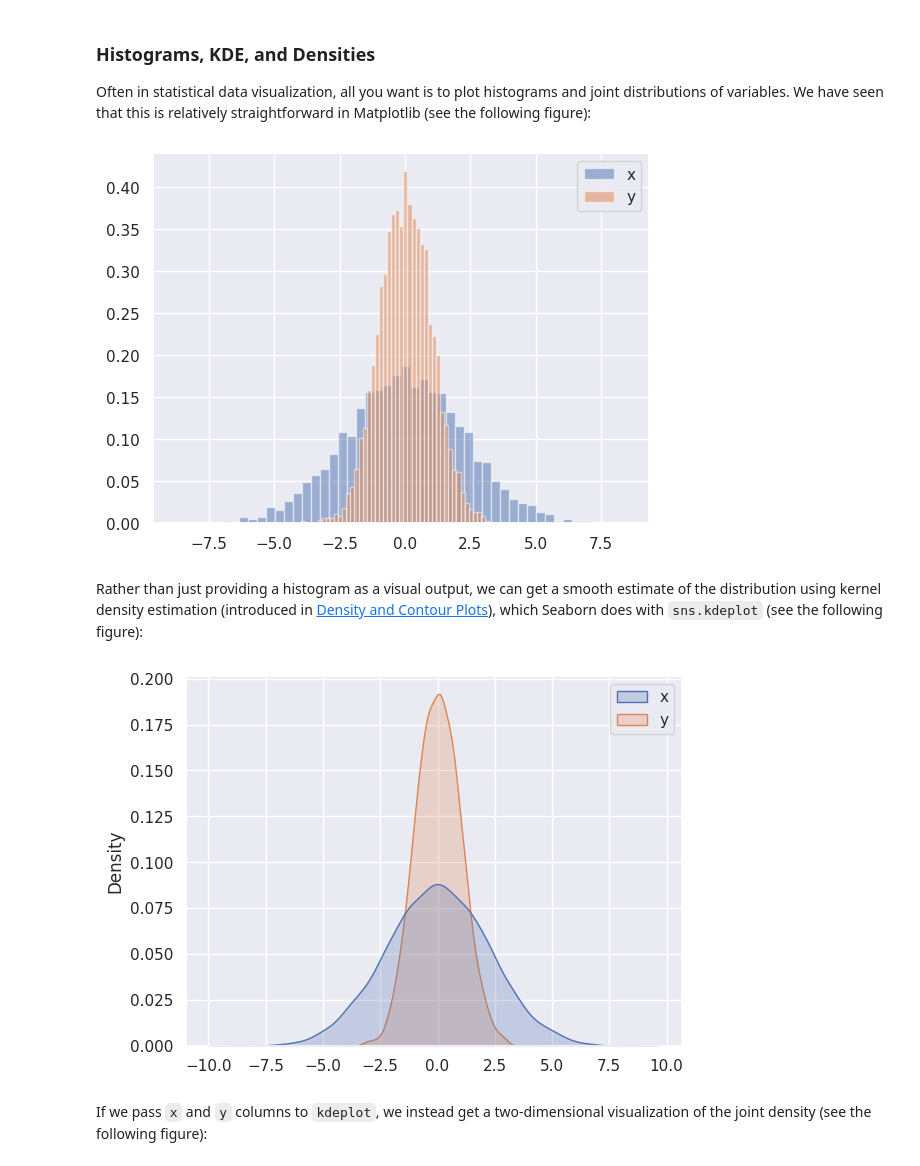
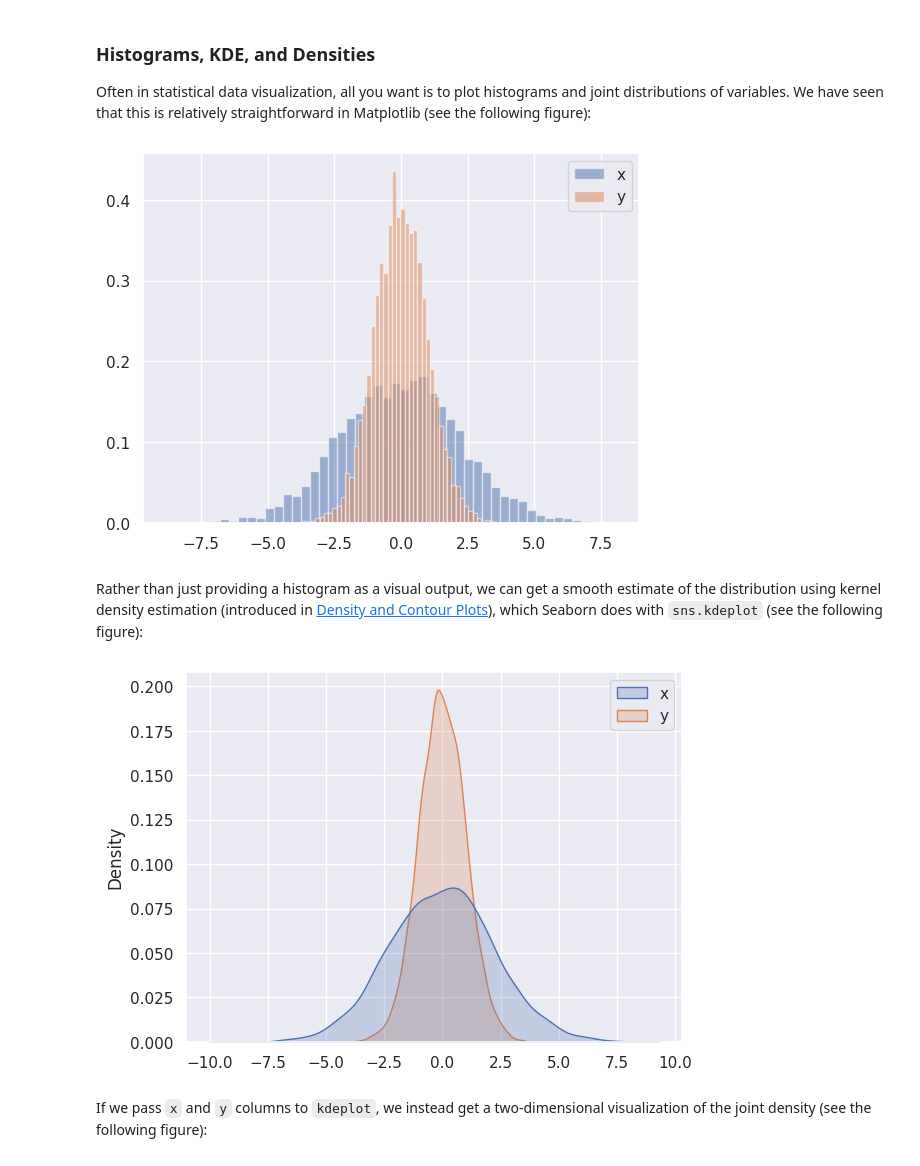
Before and after one commit to bertramwooster/PythonDataScienceHandbook, a Jupyter notebook: notebooks/04.14-Visualization-With-Seaborn.ipynb, the cells around one changed output. Drawn from its saved outputs; the diff is of its cells as text; code cells hidden in the pictures.

```diff
--- a/notebooks/04.14-Visualization-With-Seaborn.ipynb
+++ b/notebooks/04.14-Visualization-With-Seaborn.ipynb
@@ -36,20 +36,21 @@ Let's take a look at a few of the datasets and plot types available in Seaborn.
 Often in statistical data visualization, all you want is to plot histograms and joint distributions of variables.
 We have seen that this is relatively straightforward in Matplotlib (see the following figure):
 # %%
-data = np.random.multivariate_normal([0, 0], [[5, 0.2], [0.2, 1]], size=5000)
+rng = np.random.default_rng(1701)
+data =rng.multivariate_normal([0, 0], [[5, 0.2], [0.2, 1]], size=5000)
 data = pd.DataFrame(data, columns=['x', 'y'])
 kwargs = dict( bins = 50, density=True, alpha=0.5)
 for col in 'xy':
     plt.hist(data[col], label = col, **kwargs)
 plt.legend();
 # %% [output]
-[figure, old version]
+[figure, new version]
 # %% [markdown]
 Rather than just providing a histogram as a visual output, we can get a smooth estimate of the distribution using kernel density estimation (introduced in [Density and Contour Plots](04.04-Density-and-Contour-Plots.ipynb)), which Seaborn does with ``sns.kdeplot`` (see the following figure):
 # %%
 sns.kdeplot(data=data, fill=True);
 # %% [output]
-[figure, old version]
+[figure, new version]
 # %% [markdown]
 If we pass `x` and `y` columns to `kdeplot`, we instead get a two-dimensional visualization of the joint density (see the following figure):
 # %%
```
Also changed, not shown: parts of 1 cell of this notebook.
